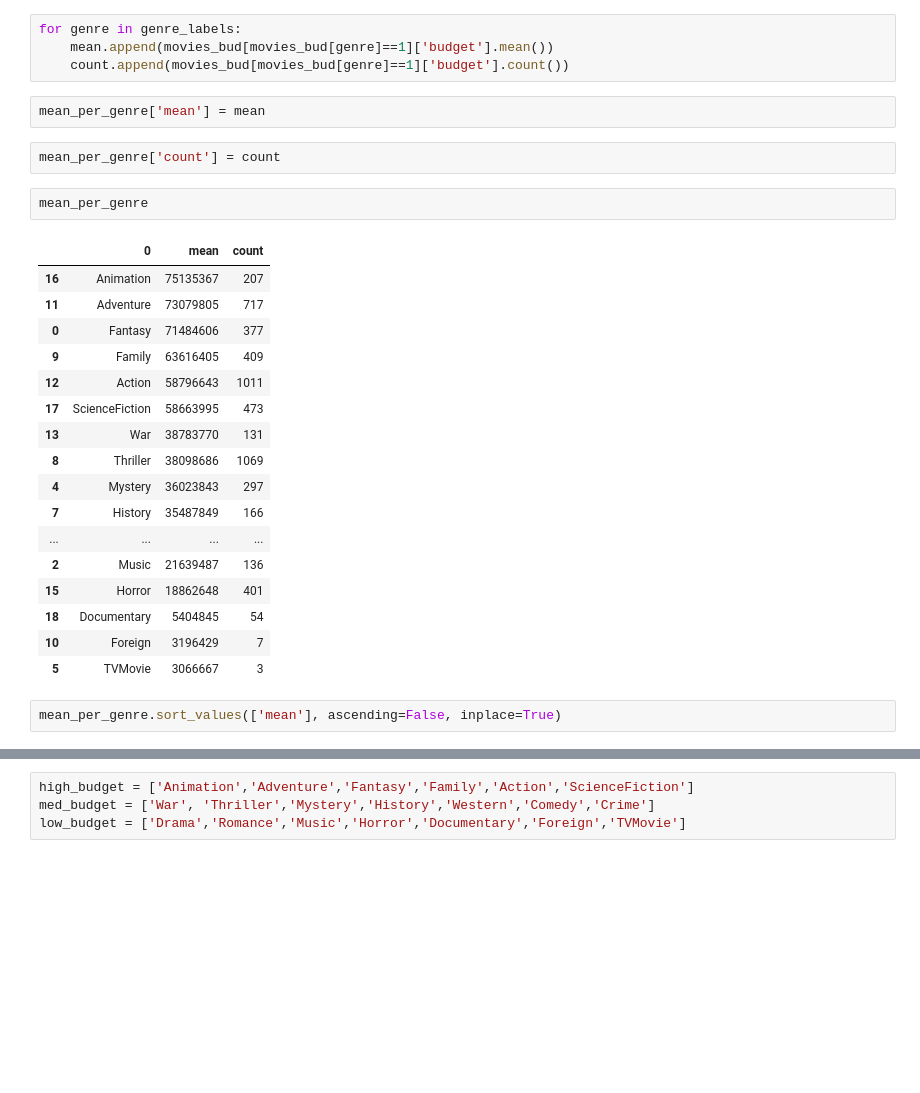
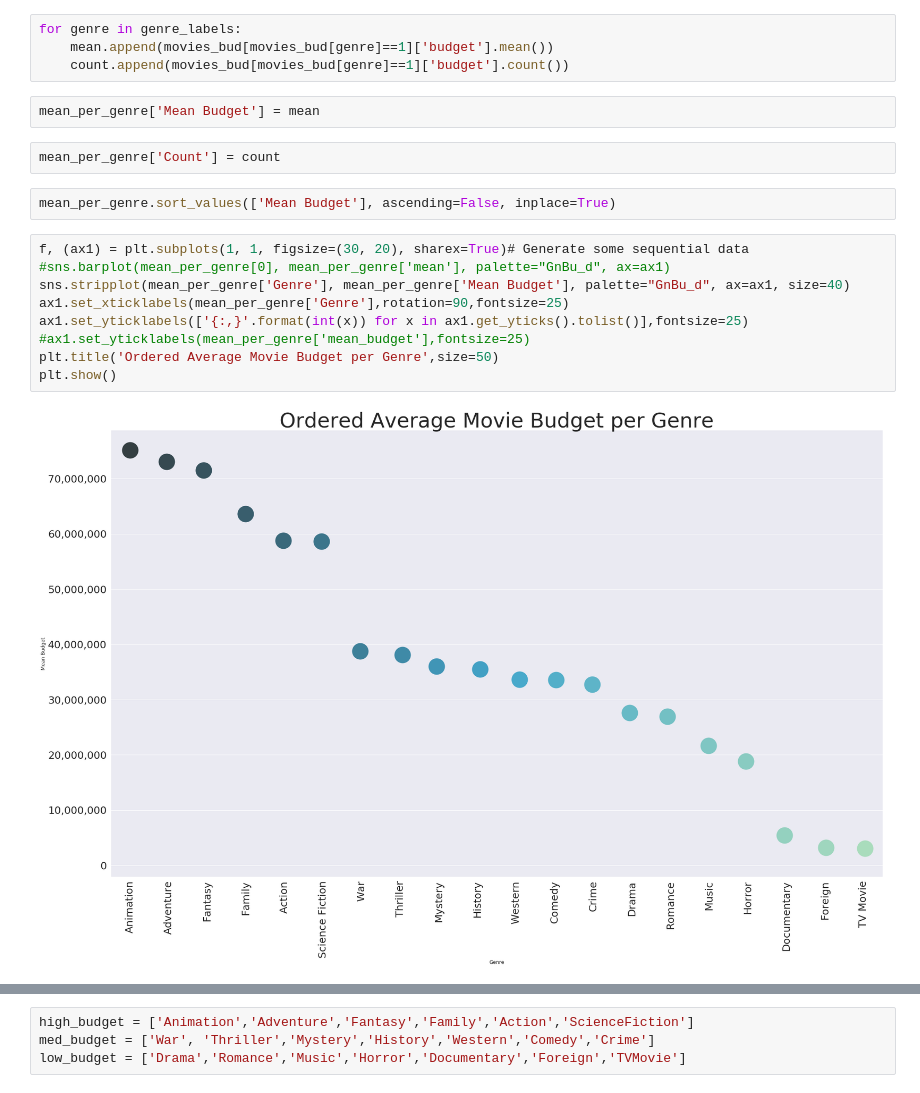
Before and after one commit to marrieu/Project_Samples, a Jupyter notebook: Movie Budget Analysis .ipynb, the cells around one changed output, grey strips where cells are left out. Drawn from its saved outputs; the diff is of its cells as text; blank space fills up the shorter version.

```diff
--- a/Movie Budget Analysis .ipynb
+++ b/Movie Budget Analysis .ipynb
@@ -378,30 +353,21 @@ for genre in genre_labels:
     mean.append(movies_bud[movies_bud[genre]==1]['budget'].mean())
     count.append(movies_bud[movies_bud[genre]==1]['budget'].count())
 # %%
-mean_per_genre['mean'] = mean
+mean_per_genre['Mean Budget'] = mean
 # %%
-mean_per_genre['count'] = count
+mean_per_genre['Count'] = count
-# %%
-mean_per_genre
-# %% [output]
-|  | 0 | mean | count |
-| 16 | Animation | 75135367 | 207 |
-| 11 | Adventure | 73079805 | 717 |
-| 0 | Fantasy | 71484606 | 377 |
-| 9 | Family | 63616405 | 409 |
-| 12 | Action | 58796643 | 1011 |
-| 17 | ScienceFiction | 58663995 | 473 |
-| 13 | War | 38783770 | 131 |
-| 8 | Thriller | 38098686 | 1069 |
-| 4 | Mystery | 36023843 | 297 |
-| 7 | History | 35487849 | 166 |
-| ... | ... | ... | ... |
-| 2 | Music | 21639487 | 136 |
-| 15 | Horror | 18862648 | 401 |
-| 18 | Documentary | 5404845 | 54 |
-| 10 | Foreign | 3196429 | 7 |
-| 5 | TVMovie | 3066667 | 3 |
 # %%
-mean_per_genre.sort_values(['mean'], ascending=False, inplace=True)
+mean_per_genre.sort_values(['Mean Budget'], ascending=False, inplace=True)
+# %%
+f, (ax1) = plt.subplots(1, 1, figsize=(30, 20), sharex=True)# Generate some sequential data
+#sns.barplot(mean_per_genre[0], mean_per_genre['mean'], palette="GnBu_d", ax=ax1)
+sns.stripplot(mean_per_genre['Genre'], mean_per_genre['Mean Budget'], palette="GnBu_d", ax=ax1, size=40)
+ax1.set_xticklabels(mean_per_genre['Genre'],rotation=90,fontsize=25)
+ax1.set_yticklabels(['{:,}'.format(int(x)) for x in ax1.get_yticks().tolist()],fontsize=25)
+#ax1.set_yticklabels(mean_per_genre['mean_budget'],fontsize=25)
+plt.title('Ordered Average Movie Budget per Genre',size=50)
+plt.show()
+# %% [output]
+[figure, added]
 # %%
 f, (ax1) = plt.subplots(1, 1, figsize=(30, 20), sharex=True)# Generate some sequential data
```
Also changed, not shown: parts of 22 cells of this notebook.
